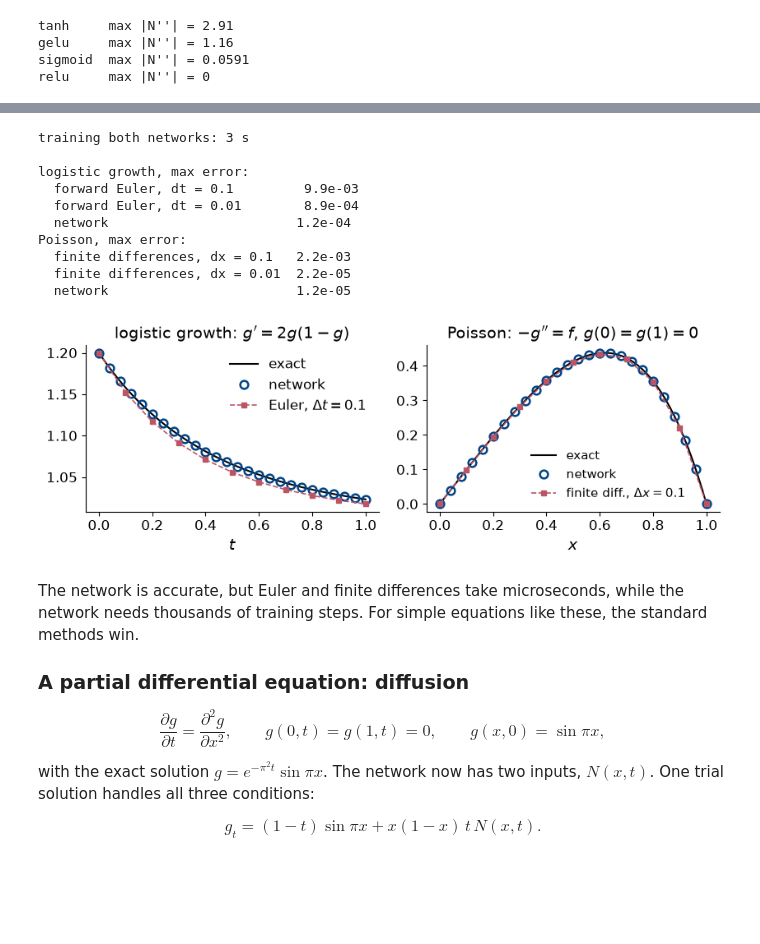
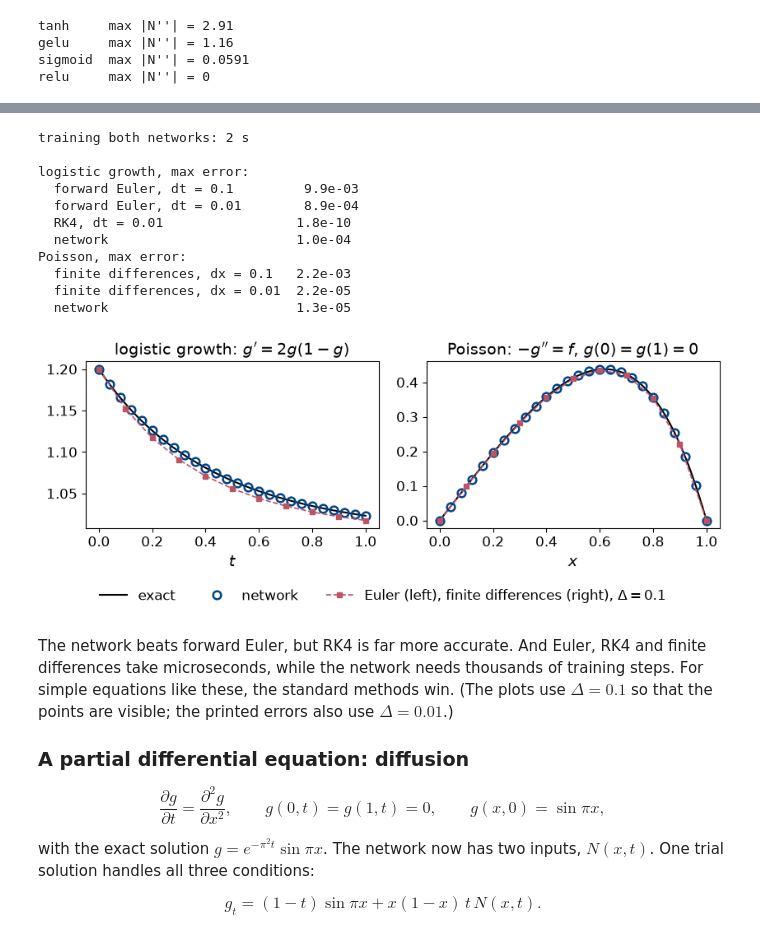
Before and after one commit to cvsvensson/MachineLearningUiO, a Jupyter notebook: doc/WeeklyMaterial/week42/week42monday_v2.ipynb, the cells around one changed output, grey strips where cells are left out. Drawn from its saved outputs; the diff is of its cells as text; code cells hidden in the pictures; blank space fills up the shorter version.

```diff
--- a/doc/WeeklyMaterial/week42/week42monday_v2.ipynb
+++ b/doc/WeeklyMaterial/week42/week42monday_v2.ipynb
@@ -471,16 +490,19 @@ def d_dxk(fun, k):
     return wrapped
 
 
-def adam_minimise(cost_fn, params, n_iter=2000, gamma=1e-2, b1=0.9, b2=0.999, eps=1e-8, every=50, trace_fn=None):
+def adam_minimise(cost_fn, params, n_iter=2000, gamma=1e-2, b1=0.9, b2=0.999, eps=1e-8, every=50, trace_fn=None,
+                  n_decay=0):
     # Adam for any nested structure of arrays. jax.value_and_grad does the backward pass for us.
+    # With n_decay > 0 the learning rate falls from gamma to gamma/100 over the last n_decay steps:
+    # a large learning rate makes the cost jump around, and the decay lets it settle at the end.
     tree = jax.tree_util
 
     @jax.jit
-    def step(params, m, v, it):
+    def step(params, m, v, it, lr):
         c, g = jax.value_and_grad(cost_fn)(params)
         m = tree.tree_map(lambda m_, g_: b1 * m_ + (1 - b1) * g_, m, g)
         v = tree.tree_map(lambda v_, g_: b2 * v_ + (1 - b2) * g_ ** 2, v, g)
-        params = tree.tree_map(lambda p, m_, v_: p - gamma * (m_ / (1 - b1 ** it)) / (jnp.sqrt(v_ / (1 - b2 ** it)) + eps),
+        params = tree.tree_map(lambda p, m_, v_: p - lr * (m_ / (1 - b1 ** it)) / (jnp.sqrt(v_ / (1 - b2 ** it)) + eps),
                                params, m, v)
         return params, m, v, c
 
@@ -488,18 +510,21 @@ def adam_minimise(cost_fn, params, n_iter=2000, gamma=1e-2, b1=0.9, b2=0.999, ep
     v = tree.tree_map(jnp.zeros_like, params)
     history = []
     for it in range(1, n_iter + 1):
-        params, m, v, c = step(params, m, v, jnp.asarray(it, dtype=float))
+        k = it - (n_iter - n_decay)                     # > 0 during the last n_decay steps
+        lr = gamma if k <= 0 else gamma * 0.01 ** (k / n_decay)
+        params, m, v, c = step(params, m, v, jnp.asarray(it, dtype=float), jnp.asarray(lr))
         if it == 1 or it % every == 0 or it == n_iter:
             extra = tuple(np.atleast_1d(np.asarray(trace_fn(params)))) if trace_fn else ()
             history.append((it, float(c)) + extra)
     return params, np.array(history)
 
 
-def solve_de(residual, sizes, X, n_iter=2000, gamma=1e-2, seed=1):
+def solve_de(residual, sizes, X, n_iter=2000, gamma=1e-2, seed=1, n_decay=0):
     # Minimise the mean squared residual at the collocation points X.
     layers = to_jax(create_layers(sizes, "tanh", np.random.default_rng(seed)))
     X = jnp.asarray(X)
-    return adam_minimise(lambda layers: jnp.mean(residual(layers, X) ** 2), layers, n_iter=n_iter, gamma=gamma)
+    return adam_minimise(lambda layers: jnp.mean(residual(layers, X) ** 2), layers, n_iter=n_iter, gamma=gamma,
+                         n_decay=n_decay)
 # %% [markdown]
 ### Example: exponential decay
 
@@ -518,7 +543,7 @@ def residual_decay(layers, X):
 
 t0 = time.time()
 X_col = np.linspace(0, 1, 50)[:, None]                     # 50 collocation points
-layers_decay, hist = solve_de(residual_decay, [1, 40, 40, 1], X_col, n_iter=3000, gamma=2e-2)
+layers_decay, hist = solve_de(residual_decay, [1, 40, 40, 1], X_col, n_iter=4000, gamma=2e-2, n_decay=1000)
 xx = np.linspace(0, 1, 401)
 g = np.asarray(trial_decay(layers_decay, jnp.asarray(xx[:, None])))
 print(f"final cost {hist[-1, 1]:.1e},  max error {np.abs(g - G0 * np.exp(-KAPPA * xx)).max():.1e}  "
@@ -592,6 +630,21 @@ def euler_logistic(n_steps):
     return t, g
 
 
+def rk4_logistic(n_steps):
+    t = np.linspace(0, 1, n_steps + 1)
+    g = np.empty(n_steps + 1)
+    g[0] = G0_LOG
+    rhs = lambda g: 2.0 * g * (1 - g)
+    h = 1 / n_steps
+    for i in range(n_steps):
+        k1 = rhs(g[i])
+        k2 = rhs(g[i] + h / 2 * k1)
+        k3 = rhs(g[i] + h / 2 * k2)
+        k4 = rhs(g[i] + h * k3)
+        g[i + 1] = g[i] + h / 6 * (k1 + 2 * k2 + 2 * k3 + k4)
+    return t, g
+
+
 def fd_poisson(n):
     # -u'' = f with the three-point formula: a tridiagonal system for the n - 1 interior points.
     x = np.linspace(0, 1, n + 1)
@@ -602,7 +655,8 @@ def fd_poisson(n):
 
 
 t0 = time.time()
-layers_log, _ = solve_de(residual_logistic, [1, 40, 40, 1], np.linspace(0, 1, 50)[:, None], n_iter=3000, gamma=2e-2)
+layers_log, _ = solve_de(residual_logistic, [1, 40, 40, 1], np.linspace(0, 1, 50)[:, None], n_iter=4000, gamma=2e-2,
+                         n_decay=1000)
 layers_poi, _ = solve_de(residual_poisson, [1, 30, 30, 1], np.linspace(0, 1, 60)[:, None], n_iter=4000, gamma=1e-2)
 g_log = np.asarray(trial_logistic(layers_log, jnp.asarray(xx[:, None])))
 g_poi = np.asarray(trial_poisson(layers_poi, jnp.asarray(xx[:, None])))
@@ -611,44 +665,48 @@ print("logistic growth, max error:")
 for n_steps in (10, 100):
     t, ge = euler_logistic(n_steps)
     print(f"  forward Euler, dt = {1 / n_steps:<5}       {np.abs(ge - exact_logistic(t)).max():.1e}")
+t, gr = rk4_logistic(100)
+print(f"  RK4, dt = 0.01                 {np.abs(gr - exact_logistic(t)).max():.1e}")
 print(f"  network                        {np.abs(g_log - exact_logistic(xx)).max():.1e}")
 print("Poisson, max error:")
 for n_int in (10, 100):
     x, u = fd_poisson(n_int)
     print(f"  finite differences, dx = {1 / n_int:<5} {np.abs(u - exact_poisson(x)).max():.1e}")
 print(f"  network                        {np.abs(g_poi - exact_poisson(xx)).max():.1e}")
 
 fig, ax = plt.subplots(1, 2, figsize=(8.6, 3.2))
 t10, g10 = euler_logistic(10)
 ax[0].plot(xx, exact_logistic(xx), color="k", lw=1.5, label="exact")
 ax[0].plot(xx[::16], g_log[::16], "o", color=BLUE, ms=7, mfc="none", mew=1.8, label="network")
 ax[0].plot(t10, g10, "s--", color=RED, ms=5, lw=1.2, label=r"Euler, $\Delta t=0.1$")
 ax[0].set_title("logistic growth: $g'=2g(1-g)$")
 ax[0].set_xlabel("$t$")
-ax[0].legend(frameon=False)
 x10, u10 = fd_poisson(10)
 ax[1].plot(xx, exact_poisson(xx), color="k", lw=1.5, label="exact")
 ax[1].plot(xx[::16], g_poi[::16], "o", color=BLUE, ms=7, mfc="none", mew=1.8, label="network")
 ax[1].plot(x10, u10, "s--", color=RED, ms=5, lw=1.2, label=r"finite diff., $\Delta x=0.1$")
 ax[1].set_title("Poisson: $-g''=f$, $g(0)=g(1)=0$")
 ax[1].set_xlabel("$x$")
-ax[1].legend(frameon=False, loc="lower center", bbox_to_anchor=(0.62, 0.0), fontsize=11)
 fig.tight_layout()
+h, _ = ax[0].get_legend_handles_labels()
+fig.legend(h, ["exact", "network", r"Euler (left), finite differences (right), $\Delta=0.1$"],
+           loc="upper center", bbox_to_anchor=(0.5, 0.04), ncol=3, frameon=False)
 show(fig, "v2_ode_results.png")
 # %% [output]
-training both networks: 3 s
+training both networks: 2 s
 
 logistic growth, max error:
   forward Euler, dt = 0.1         9.9e-03
   forward Euler, dt = 0.01        8.9e-04
-  network                        1.2e-04
+  RK4, dt = 0.01                 1.8e-10
+  network                        1.0e-04
 Poisson, max error:
   finite differences, dx = 0.1   2.2e-03
   finite differences, dx = 0.01  2.2e-05
-  network                        1.2e-05
+  network                        1.3e-05
-[figure, old version]
+[figure, new version]
 # %% [markdown]
-The network is accurate, but Euler and finite differences take microseconds, while the network needs thousands of training steps. For simple equations like these, the standard methods win.
+The network beats forward Euler, but RK4 is far more accurate. And Euler, RK4 and finite differences take microseconds, while the network needs thousands of training steps. For simple equations like these, the standard methods win. (The plots use $\Delta=0.1$ so that the points are visible; the printed errors also use $\Delta=0.01$.)
 
 ### A partial differential equation: diffusion
 
```
Also changed, not shown: parts of 22 cells of this notebook, 3 other files.
